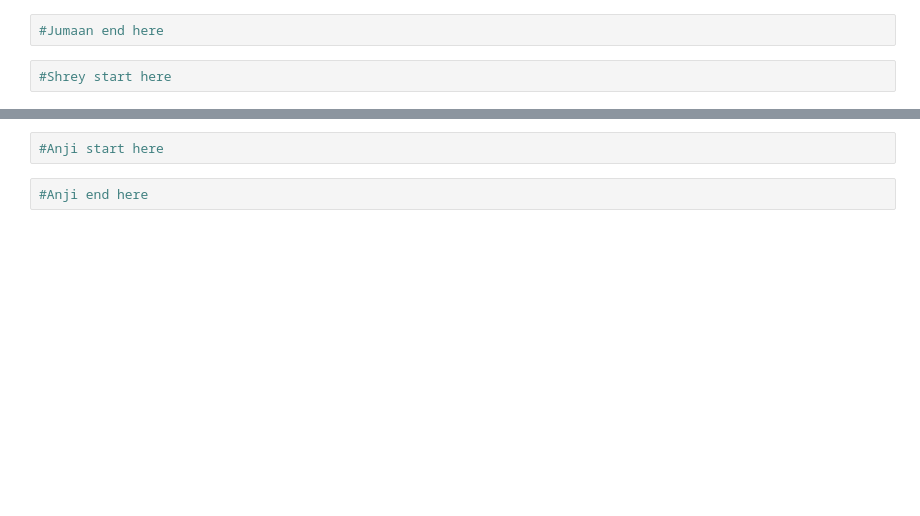
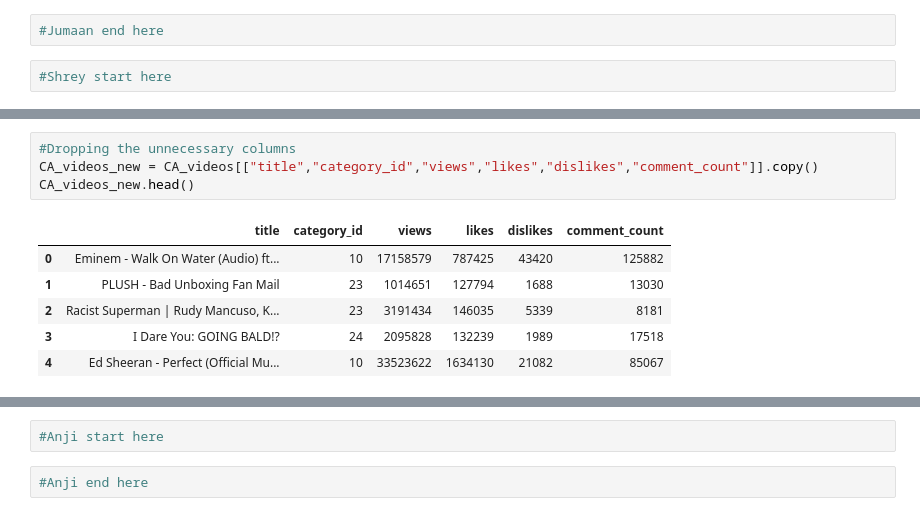
Before and after one commit to gjumaan/trending-youtube-etl, a Jupyter notebook: etl-notebook.ipynb, the cells around one changed output, grey strips where cells are left out. Drawn from its saved outputs; the diff is of its cells as text; blank space fills up the shorter version.

```diff
--- a/etl-notebook.ipynb
+++ b/etl-notebook.ipynb
@@ -52,0 +99,11 @@ US_merged.head()
+# %%
+#Dropping the unnecessary columns
+CA_videos_new = CA_videos[["title","category_id","views","likes","dislikes","comment_count"]].copy()
+CA_videos_new.head()
+# %% [output]
+|  | title | category_id | views | likes | dislikes | comment_count |
+| 0 | Eminem - Walk On Water (Audio) ft... | 10 | 17158579 | 787425 | 43420 | 125882 |
+| 1 | PLUSH - Bad Unboxing Fan Mail | 23 | 1014651 | 127794 | 1688 | 13030 |
+| 2 | Racist Superman | Rudy Mancuso, K... | 23 | 3191434 | 146035 | 5339 | 8181 |
+| 3 | I Dare You: GOING BALD!? | 24 | 2095828 | 132239 | 1989 | 17518 |
+| 4 | Ed Sheeran - Perfect (Official Mu... | 10 | 33523622 | 1634130 | 21082 | 85067 |
```
Also changed, not shown: parts of 24 cells of this notebook.
